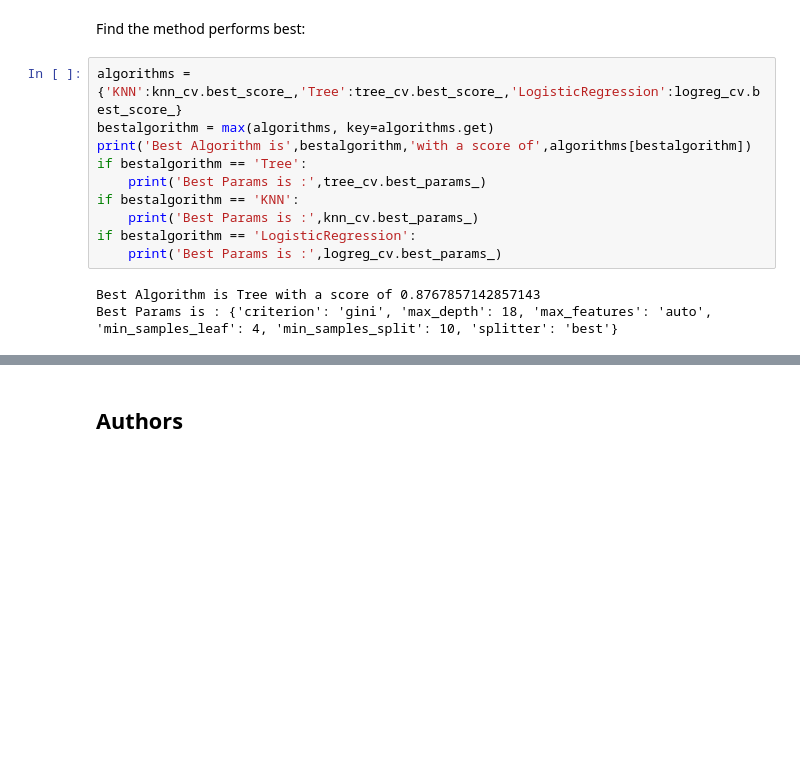
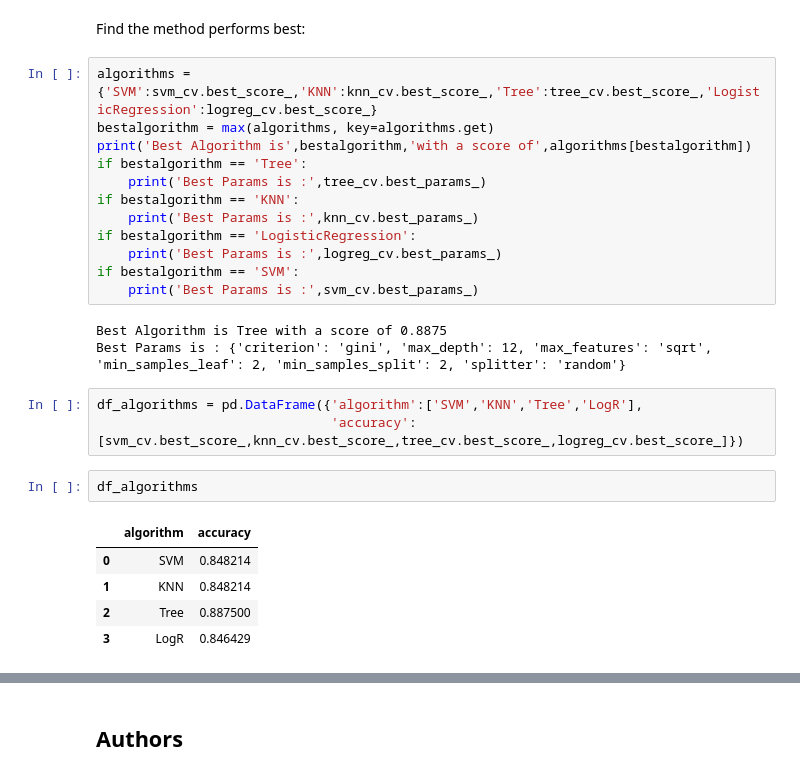
Before and after one commit to prachisc/AppliedDSCapstone, a Jupyter notebook: SpaceX_Machine Learning Prediction_Part_5.ipynb, the cells around one changed output, grey strips where cells are left out. Cells and saved outputs as stored; diff of their text form; blank space fills up the shorter version.

```diff
--- a/SpaceX_Machine Learning Prediction_Part_5.ipynb
+++ b/SpaceX_Machine Learning Prediction_Part_5.ipynb
@@ -298,7 +298,7 @@ plot_confusion_matrix(Y_test,yhat)
 # %% [markdown]
 Find the method performs best:
 # %%
-algorithms = {'KNN':knn_cv.best_score_,'Tree':tree_cv.best_score_,'LogisticRegression':logreg_cv.best_score_}
+algorithms = {'SVM':svm_cv.best_score_,'KNN':knn_cv.best_score_,'Tree':tree_cv.best_score_,'LogisticRegression':logreg_cv.best_score_}
 bestalgorithm = max(algorithms, key=algorithms.get)
 print('Best Algorithm is',bestalgorithm,'with a score of',algorithms[bestalgorithm])
 if bestalgorithm == 'Tree':
@@ -307,6 +307,19 @@ if bestalgorithm == 'KNN':
     print('Best Params is :',knn_cv.best_params_)
 if bestalgorithm == 'LogisticRegression':
     print('Best Params is :',logreg_cv.best_params_)
+if bestalgorithm == 'SVM':
+    print('Best Params is :',svm_cv.best_params_)
 # %% [output]
-Best Algorithm is Tree with a score of 0.8767857142857143
-Best Params is : {'criterion': 'gini', 'max_depth': 18, 'max_features': 'auto', 'min_samples_leaf': 4, 'min_samples_split': 10, 'splitter': 'best'}
+Best Algorithm is Tree with a score of 0.8875
+Best Params is : {'criterion': 'gini', 'max_depth': 12, 'max_features': 'sqrt', 'min_samples_leaf': 2, 'min_samples_split': 2, 'splitter': 'random'}
+# %%
+df_algorithms = pd.DataFrame({'algorithm':['SVM','KNN','Tree','LogR'],
+                              'accuracy':[svm_cv.best_score_,knn_cv.best_score_,tree_cv.best_score_,logreg_cv.best_score_]})
+# %%
+df_algorithms
+# %% [output]
+|  | algorithm | accuracy |
+| 0 | SVM | 0.848214 |
+| 1 | KNN | 0.848214 |
+| 2 | Tree | 0.887500 |
+| 3 | LogR | 0.846429 |
```
Also changed, not shown: parts of 4 cells of this notebook.
